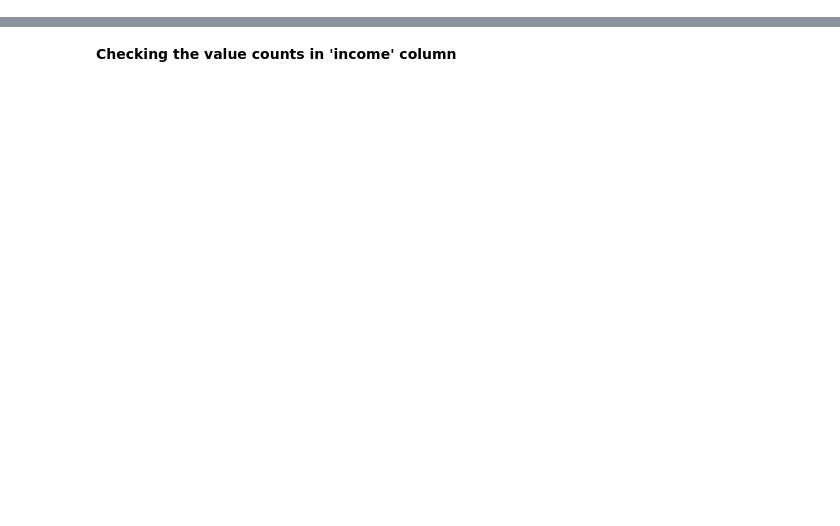
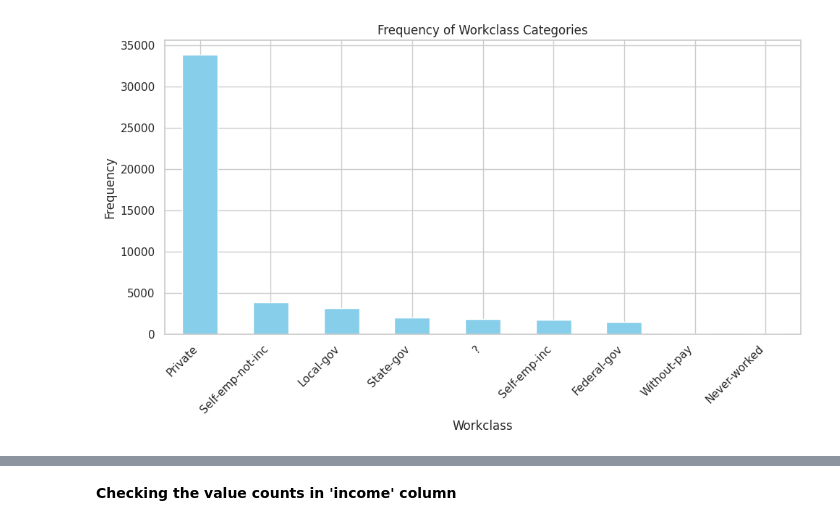
Before and after one commit to pramuditha101/ML-Coursework, a Jupyter notebook: Final.ipynb, the cells around one changed output, grey strips where cells are left out. Saved outputs shown, nothing was run; the diff lists cells and outputs as text; code cells hidden in the pictures; blank space fills up the shorter version.

```diff
--- a/Final.ipynb
+++ b/Final.ipynb
@@ -64,3 +158,18 @@ print(workclass_counts)
+# %%
+# Get the value counts for the 'workclass' category
+workclass_counts = data['workclass'].value_counts()
+
+# Create a bar plot
+plt.figure(figsize=(10, 6))
+workclass_counts.plot(kind='bar', color='skyblue')
+plt.title('Frequency of Workclass Categories')
+plt.xlabel('Workclass')
+plt.ylabel('Frequency')
+plt.xticks(rotation=45, ha='right')
+plt.tight_layout()
+plt.show()
+# %% [output]
+[figure, added]
 # %%
 # Replace null values in 'workclass' with 'Private'
 data['workclass'].fillna('Private', inplace=True)
```
Also changed, not shown: parts of 54 cells of this notebook.
